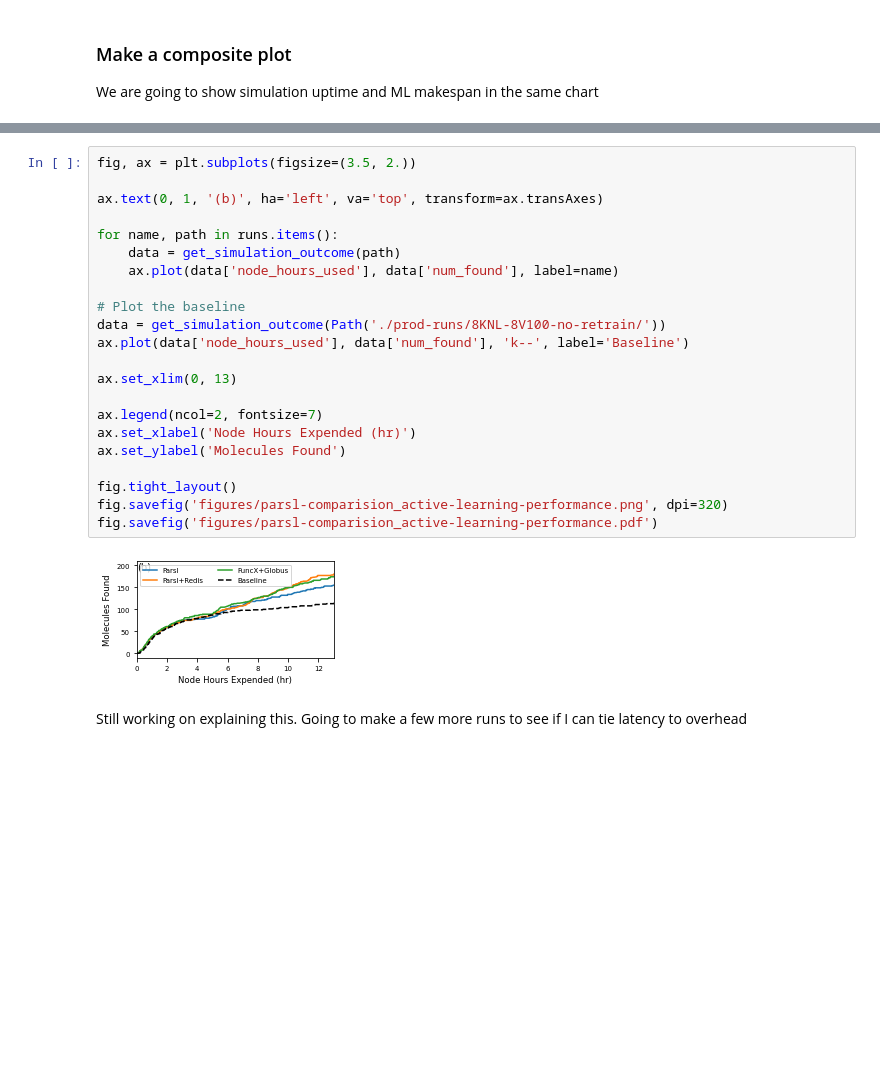
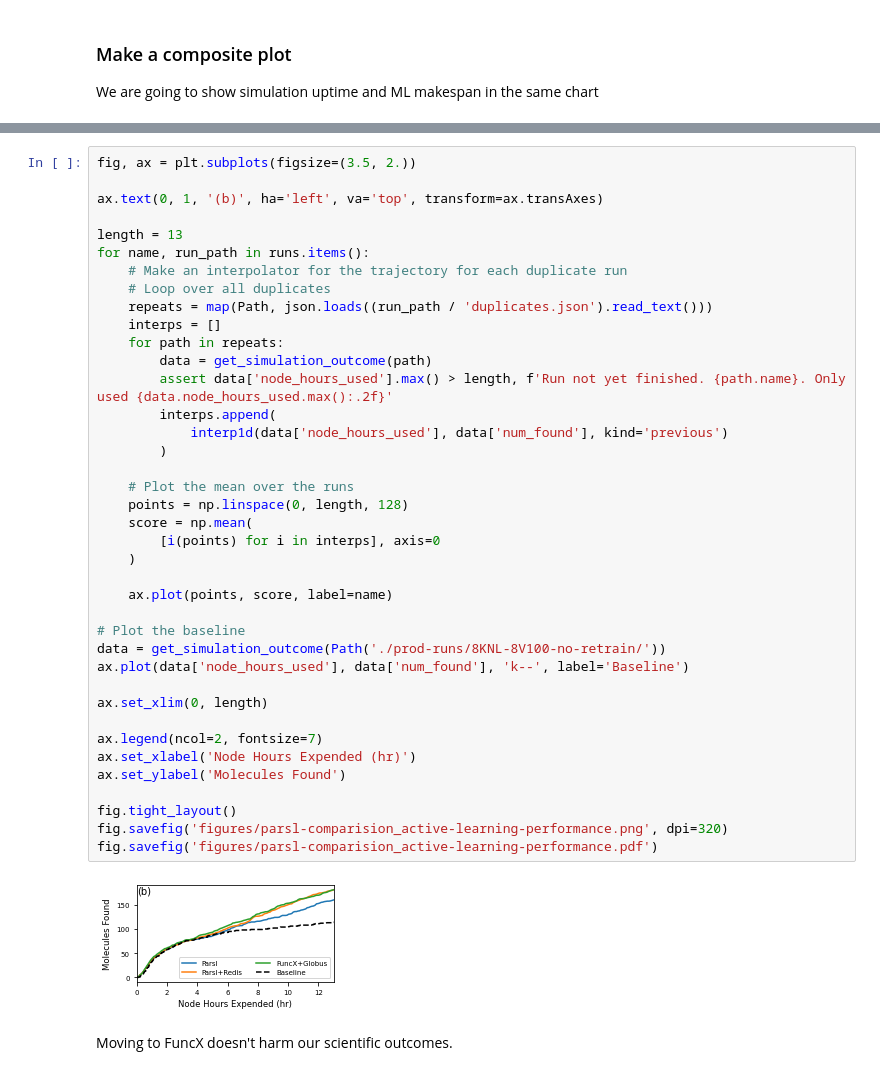
Before and after one commit to exalearn/multi-site-campaigns, a Jupyter notebook: molecular-design/notebooks/compare-to-parsl.ipynb, the cells around one changed output, grey strips where cells are left out. Saved outputs shown, nothing was run; the diff lists cells and outputs as text; blank space fills up the shorter version.

Commit message:
Add policy comparison, average results over multiple runs

```diff
--- a/molecular-design/notebooks/compare-to-parsl.ipynb
+++ b/molecular-design/notebooks/compare-to-parsl.ipynb
@@ -236,26 +236,43 @@ def get_simulation_outcome(path) -> pd.DataFrame:
 # %%
 fig, ax = plt.subplots(figsize=(3.5, 2.))
 
 ax.text(0, 1, '(b)', ha='left', va='top', transform=ax.transAxes)
 
-for name, path in runs.items():
-    data = get_simulation_outcome(path)
-    ax.plot(data['node_hours_used'], data['num_found'], label=name)
+length = 13
+for name, run_path in runs.items():
+    # Make an interpolator for the trajectory for each duplicate run
+    # Loop over all duplicates
+    repeats = map(Path, json.loads((run_path / 'duplicates.json').read_text()))
+    interps = []
+    for path in repeats:
+        data = get_simulation_outcome(path)
+        assert data['node_hours_used'].max() > length, f'Run not yet finished. {path.name}. Only used {data.node_hours_used.max():.2f}'
+        interps.append(
+            interp1d(data['node_hours_used'], data['num_found'], kind='previous')
+        )
+
+    # Plot the mean over the runs
+    points = np.linspace(0, length, 128)
+    score = np.mean(
+        [i(points) for i in interps], axis=0
+    )
+
+    ax.plot(points, score, label=name)
 
 # Plot the baseline
 data = get_simulation_outcome(Path('./prod-runs/8KNL-8V100-no-retrain/'))
 ax.plot(data['node_hours_used'], data['num_found'], 'k--', label='Baseline')
 
-ax.set_xlim(0, 13)
+ax.set_xlim(0, length)
 
 ax.legend(ncol=2, fontsize=7)
 ax.set_xlabel('Node Hours Expended (hr)')
 ax.set_ylabel('Molecules Found')
 
 fig.tight_layout()
 fig.savefig('figures/parsl-comparision_active-learning-performance.png', dpi=320)
 fig.savefig('figures/parsl-comparision_active-learning-performance.pdf')
 # %% [output]
-[figure, old version]
+[figure, new version]
 # %% [markdown]
-Still working on explaining this. Going to make a few more runs to see if I can tie latency to overhead
+Moving to FuncX doesn't harm our scientific outcomes.
```
Also changed, not shown: parts of 6 cells of this notebook, 12 other files.
